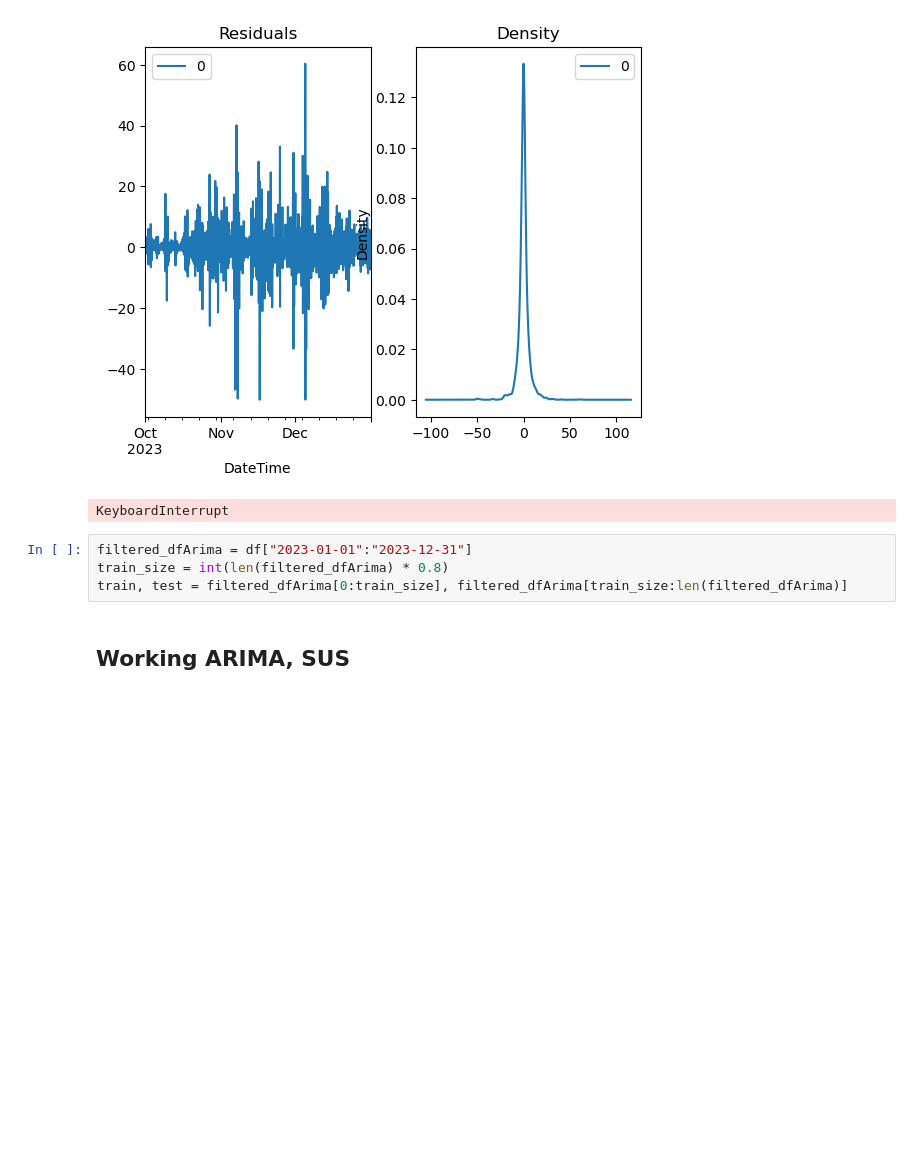
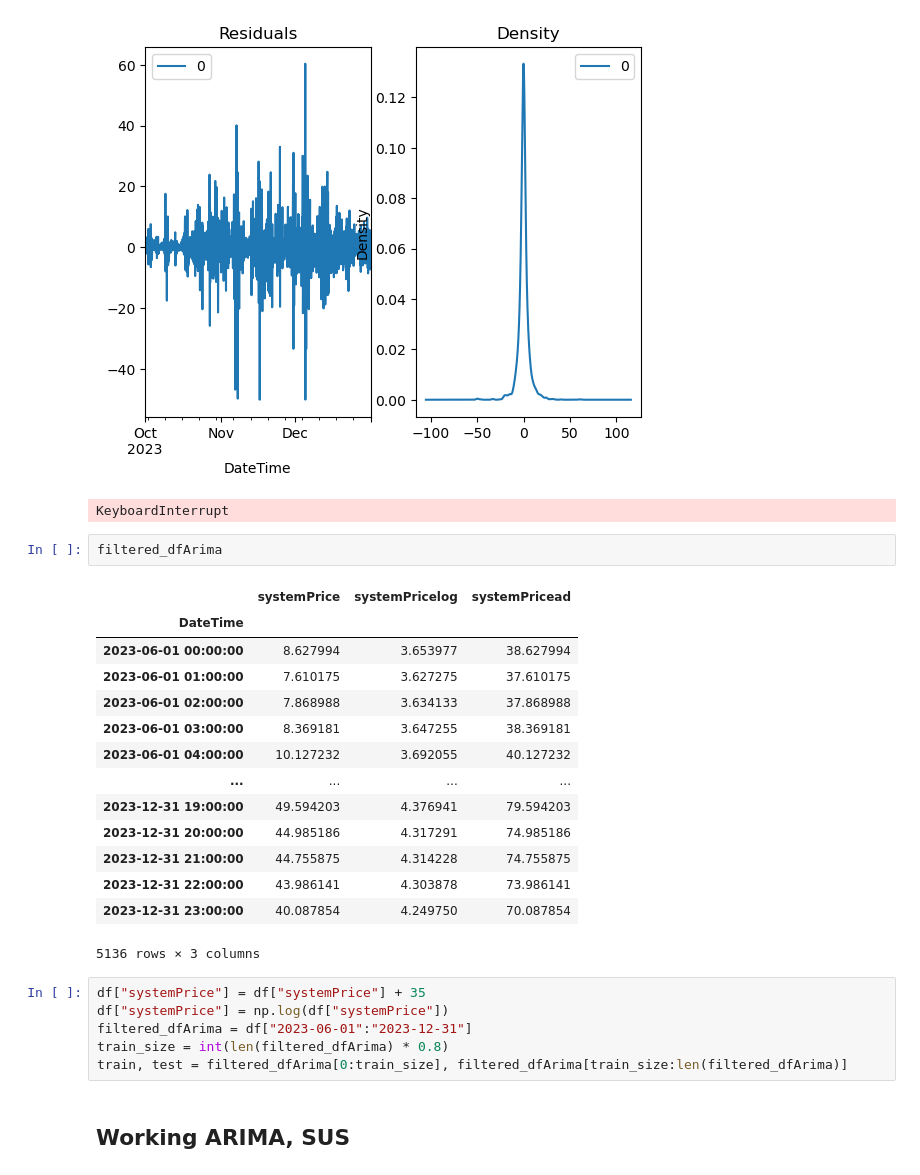
Before and after one commit to evenbakke/MasterThesis-, a Jupyter notebook: ARIMA_Mathias_working.ipynb, the cells around one changed output. Saved outputs shown, nothing was run; the diff lists cells and outputs as text; blank space fills up the shorter version.

```diff
--- a/ARIMA_Mathias_working.ipynb
+++ b/ARIMA_Mathias_working.ipynb
@@ -368,8 +367,27 @@ Warnings:
 [1] Covariance matrix calculated using the outer product of gradients (complex-step).
 [figure]
 KeyboardInterrupt
+# %%
+filtered_dfArima
+# %% [output]
+|  | systemPrice | systemPricelog | systemPricead |
+| DateTime |  |  |  |
+| 2023-06-01 00:00:00 | 8.627994 | 3.653977 | 38.627994 |
+| 2023-06-01 01:00:00 | 7.610175 | 3.627275 | 37.610175 |
+| 2023-06-01 02:00:00 | 7.868988 | 3.634133 | 37.868988 |
+| 2023-06-01 03:00:00 | 8.369181 | 3.647255 | 38.369181 |
+| 2023-06-01 04:00:00 | 10.127232 | 3.692055 | 40.127232 |
+| ... | ... | ... | ... |
+| 2023-12-31 19:00:00 | 49.594203 | 4.376941 | 79.594203 |
+| 2023-12-31 20:00:00 | 44.985186 | 4.317291 | 74.985186 |
+| 2023-12-31 21:00:00 | 44.755875 | 4.314228 | 74.755875 |
+| 2023-12-31 22:00:00 | 43.986141 | 4.303878 | 73.986141 |
+| 2023-12-31 23:00:00 | 40.087854 | 4.249750 | 70.087854 |
+5136 rows × 3 columns
 # %%
-filtered_dfArima = df["2023-01-01":"2023-12-31"]
+df["systemPrice"] = df["systemPrice"] + 35
+df["systemPrice"] = np.log(df["systemPrice"])
+filtered_dfArima = df["2023-06-01":"2023-12-31"]
 train_size = int(len(filtered_dfArima) * 0.8)
 train, test = filtered_dfArima[0:train_size], filtered_dfArima[train_size:len(filtered_dfArima)]
 # %% [markdown]
```
Also changed, not shown: parts of 11 cells of this notebook, 1 other file.
